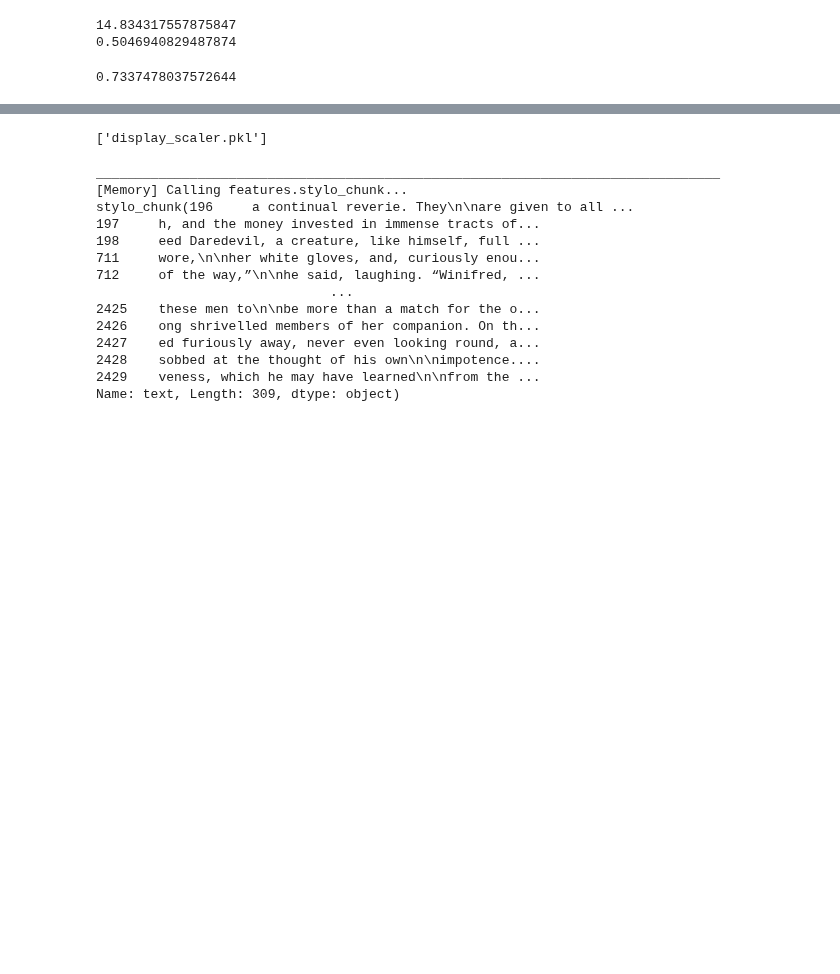
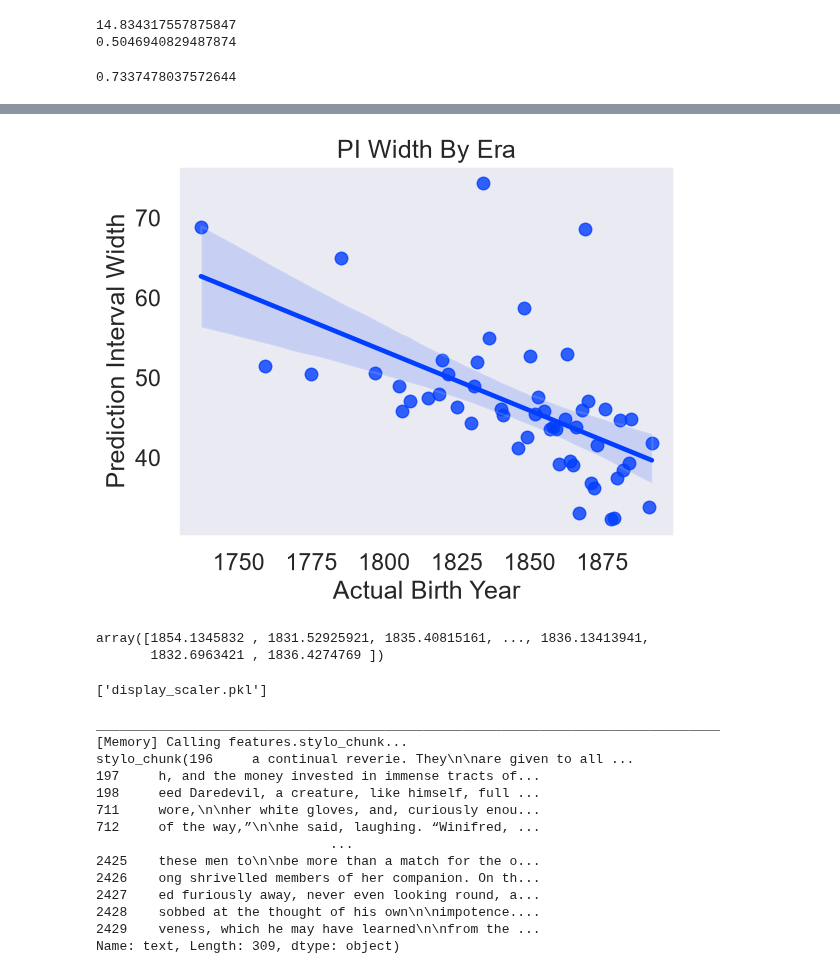
Before and after one commit to Menachem631/author-birth-year, a Jupyter notebook: Begin2.ipynb, the cells around one changed output, grey strips where cells are left out. Drawn from its saved outputs; the diff is of its cells as text; code cells hidden in the pictures; blank space fills up the shorter version.

```diff
--- a/Begin2.ipynb
+++ b/Begin2.ipynb
@@ -832,3 +866,16 @@ plt.savefig(r"C:\Users\menac\PycharmProjects\Text Analysis\charts\shap.png", bbo
+# %%
+sns.regplot(x=results_df.groupby('act_yr')['pi_width'].mean().keys(), y=results_df.groupby('act_yr')['pi_width'].mean())
+plt.xlabel('Actual Birth Year')
+plt.ylabel('Prediction Interval Width')
+plt.title('PI Width By Era')
+plt.savefig(r"C:\Users\menac\PycharmProjects\Text Analysis\charts\pi_width.png", bbox_inches = 'tight', pad_inches = 0.1)
+# %% [output]
+[figure, added]
+# %%
+lower.reshape(-1)
+# %% [output]
+array([1854.1345832 , 1831.52925921, 1835.40815161, ..., 1836.13413941,
+       1832.6963421 , 1836.4274769 ])
 # %%
 ## train a standard scaler purely to help interpret the shap chart. Makes no difference to a tree-based model.
 # %%
```
Also changed, not shown: parts of 8 cells of this notebook, 6 other files.
